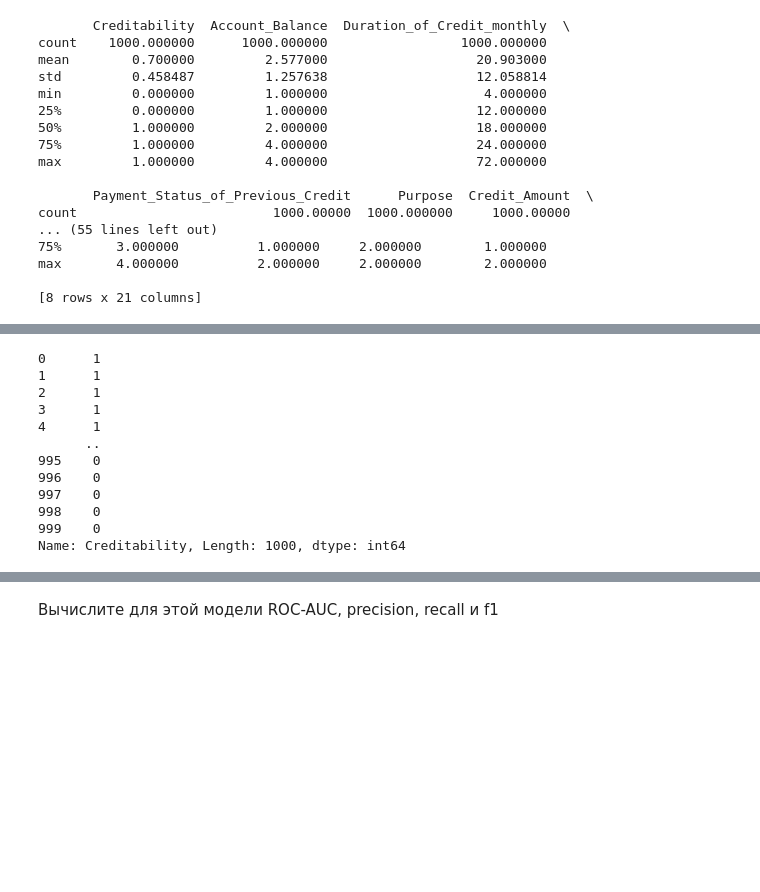
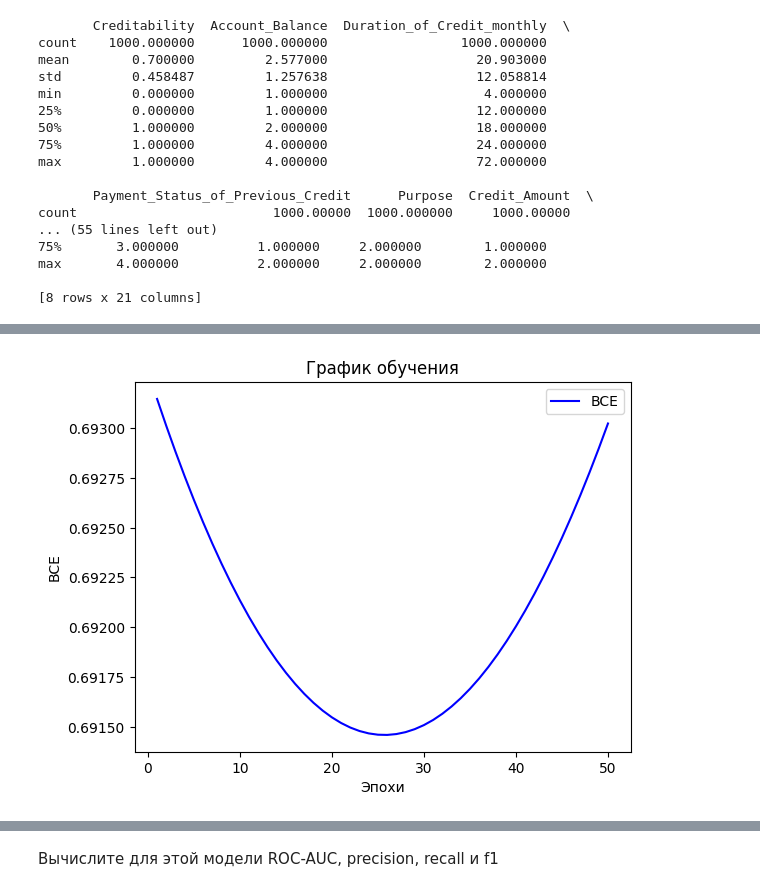
Before and after one commit to ibatuloff/MLcourse, a Jupyter notebook: lab3/Линейная модель и градиентный спуск.ipynb, the cells around one changed output, grey strips where cells are left out. Saved outputs shown, nothing was run; the diff lists cells and outputs as text; code cells hidden in the pictures; blank space fills up the shorter version.

```diff
--- a/lab3/Линейная модель и градиентный спуск.ipynb
+++ b/lab3/Линейная модель и градиентный спуск.ipynb
@@ -301,18 +300,18 @@ normalized_X = (X - mean) / std
 # %%
 lc = LinearClassifier(num_features=X.shape[1])
-history = lc.fit(normalized_X, Y.to_numpy(), epochs=43)
-Y
+history = lc.fit(normalized_X, Y.to_numpy(), epochs=50)
+
+epochs = range(1, len(history) + 1)
+
+# Постройте график обучения.
+plt.plot(epochs, history, 'b', label='BCE')
+plt.title('График обучения')
+plt.xlabel('Эпохи')
+plt.ylabel('BCE')
+plt.legend()
+
+# Отобразите график.
+plt.show()
 # %% [output]
-0      1
-1      1
-2      1
-3      1
-4      1
-      ..
-995    0
-996    0
-997    0
-998    0
-999    0
-Name: Creditability, Length: 1000, dtype: int64
+[figure, added]
 # %%
```
Also changed, not shown: parts of 5 cells of this notebook.
